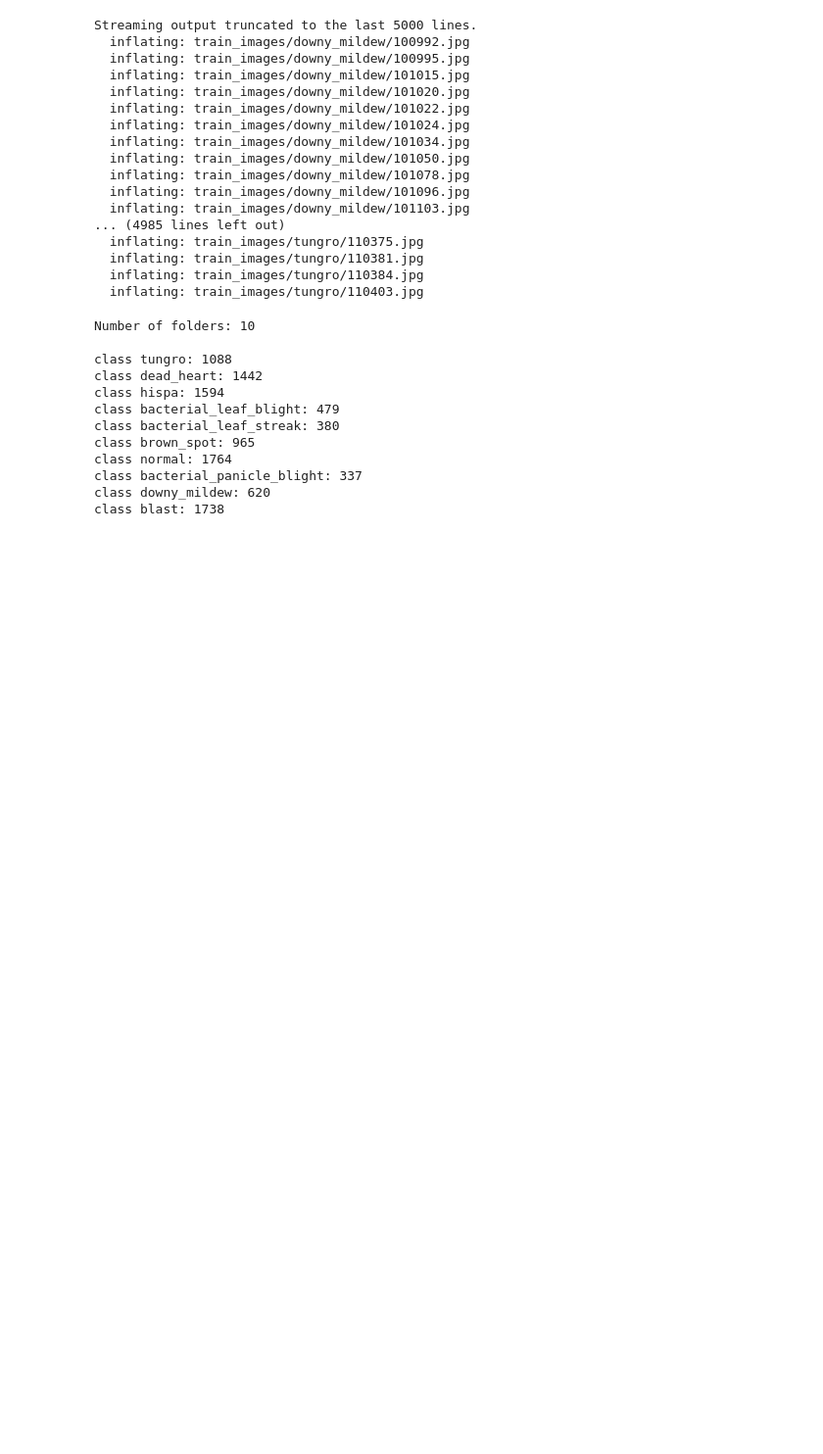
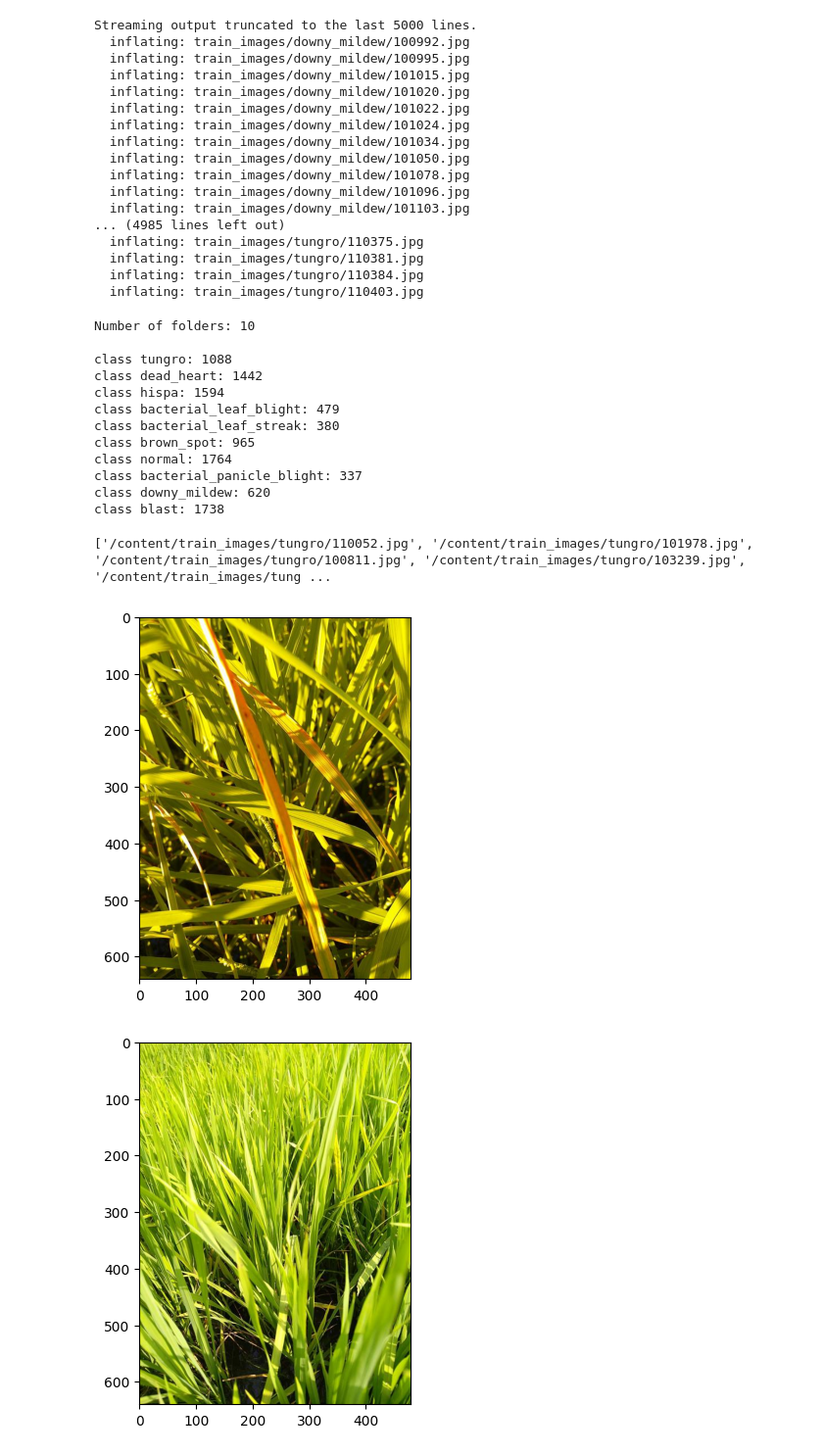
Before and after one commit to pinilDissanayaka/Paddy-Doctor-Paddy-Disease-Classification, a Jupyter notebook: Base.ipynb, the cells around one changed output. Shown at 98% size. Drawn from its saved outputs; the diff is of its cells as text; code cells hidden in the pictures; blank space fills up the shorter version.

```diff
--- a/Base.ipynb
+++ b/Base.ipynb
@@ -97,3 +97,18 @@ class normal: 1764
 class bacterial_panicle_blight: 337
 class downy_mildew: 620
 class blast: 1738
+# %%
+def printImages(trainFolders):
+  for trainFolder in trainFolders:
+    images=random.choices(glob(os.path.join(trainFolder, '*')), k=16)
+    print(images)
+    plt.figure(figsize = (16, 16))
+    for image in enumerate(images):
+      image=plt.imread(image)
+      plt.imshow(image)
+# %%
+printImages(trainFolders=trainFolders)
+# %% [output]
+['/content/train_images/tungro/110052.jpg', '/content/train_images/tungro/101978.jpg', '/content/train_images/tungro/100811.jpg', '/content/train_images/tungro/103239.jpg', '/content/train_images/tung ...
+[figure, added]
+[figure, added]
```
Also changed, not shown: parts of 2 cells of this notebook.
